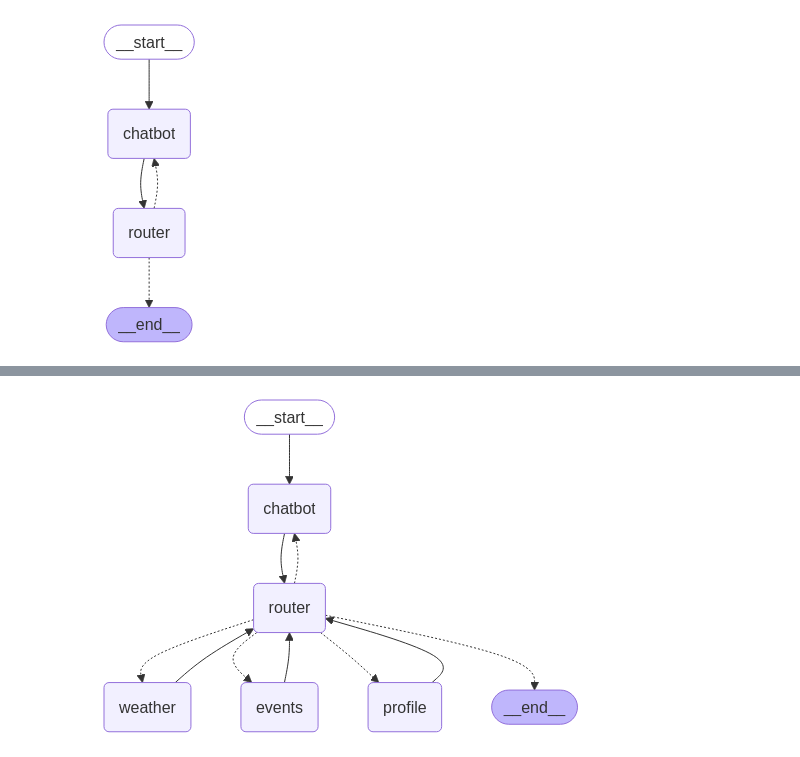
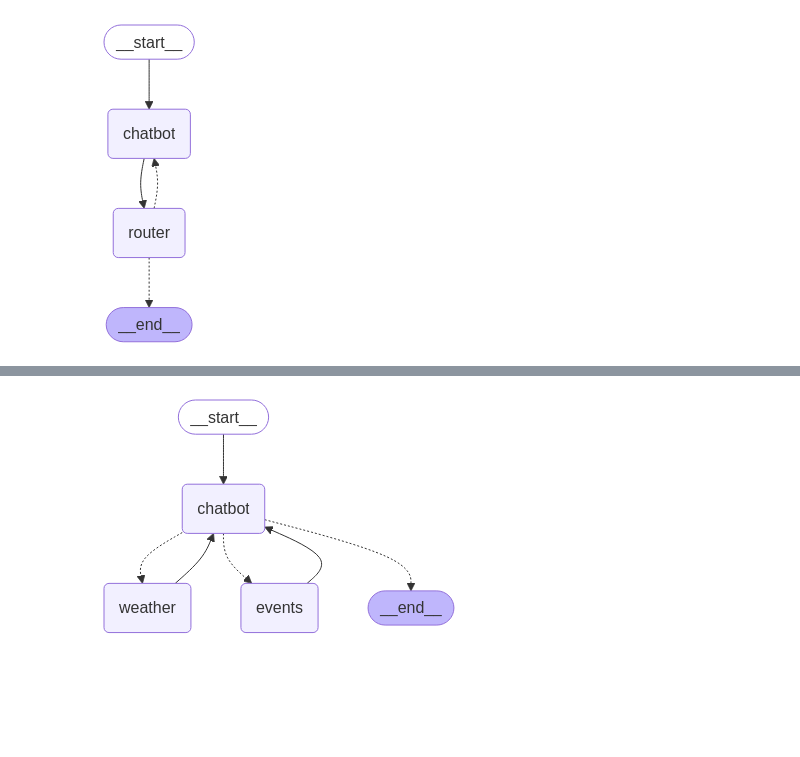
Before and after one commit to ramizik/kaggle-5day-ai-course, a Jupyter notebook: ai-project.ipynb, the cells around one changed output, grey strips where cells are left out. Drawn from its saved outputs; the diff is of its cells as text; code cells hidden in the pictures; blank space fills up the shorter version.

Commit message:
Travel agent gets weather info

```diff
--- a/ai-project.ipynb
+++ b/ai-project.ipynb
@@ -374,36 +404,30 @@ def find_events(state: RequestState) -> RequestState:
 # %%
 graph_builder = StateGraph(RequestState)
 
 # Add all nodes
 graph_builder.add_node("chatbot", chatbot)
-graph_builder.add_node("router", router)
 graph_builder.add_node("weather", get_weather)
 graph_builder.add_node("events", find_events)
-graph_builder.add_node("profile", profile_collector)
 
 # Set entry point
 graph_builder.set_entry_point("chatbot")
 
 # Add edges
-graph_builder.add_edge("chatbot", "router")
+graph_builder.add_edge("weather", "chatbot")
+graph_builder.add_edge("events", "chatbot")
+
 
 # Add conditional edges from router
 graph_builder.add_conditional_edges(
-    "router",
-    router,
+    "chatbot",
+    chatbot,
 )
-
-# Add return edges to router
-graph_builder.add_edge("weather", "router")
-graph_builder.add_edge("events", "router")
-graph_builder.add_edge("profile", "router")
-
 # Compile the graph
 chat_graph = graph_builder.compile()
 from IPython.display import Image, display
 Image(chat_graph.get_graph().draw_mermaid_png())
 # %% [output]
-[figure, old version]
+[figure, new version]
 # %%
 # Initialize a chat
 state = chat_graph.invoke({
```
Also changed, not shown: parts of 7 cells of this notebook, 3 other files.
